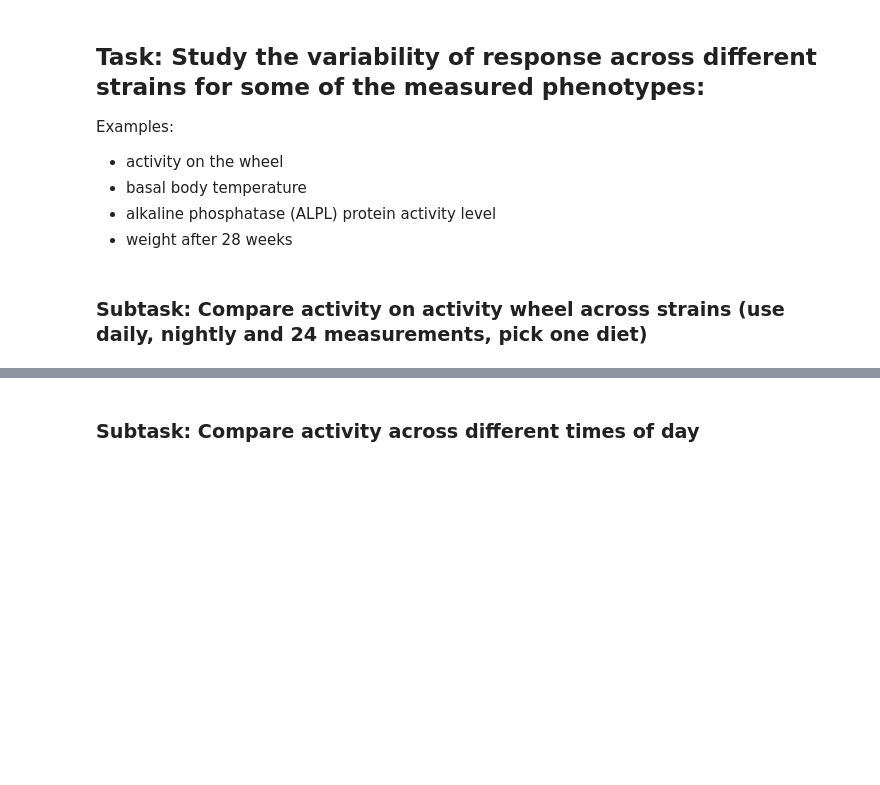
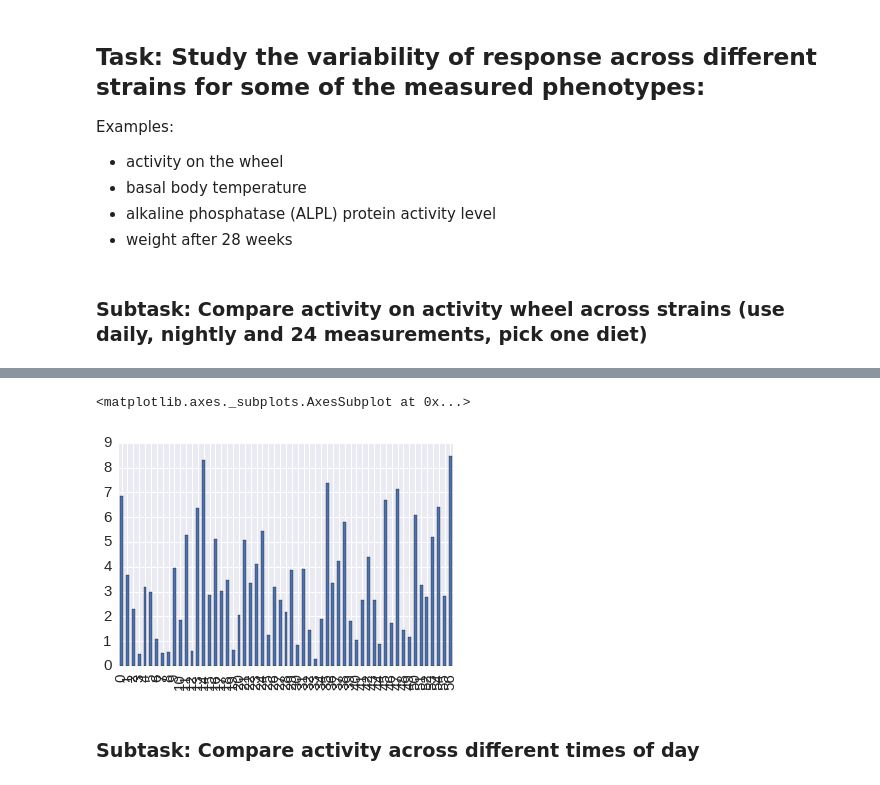
Before and after one commit to lucass122/Integrated_Bioinformatics, a Jupyter notebook: notebooks/Day2_Exploratory_Analysis.ipynb, the cells around one changed output, grey strips where cells are left out. Saved outputs shown, nothing was run; the diff lists cells and outputs as text; code cells hidden in the pictures; blank space fills up the shorter version.

```diff
--- a/notebooks/Day2_Exploratory_Analysis.ipynb
+++ b/notebooks/Day2_Exploratory_Analysis.ipynb
@@ -361,3 +380,8 @@ Examples:
+# %%
+phenotype['Activity Wheel']['CD_24hRun_ActivityWheel_[km]'].plot.bar()
+# %% [output]
+<matplotlib.axes._subplots.AxesSubplot at 0x...>
+[figure, added]
 # %% [markdown]
 ### Subtask: Compare activity across different times of day
 # %% [markdown]
```
Also changed, not shown: parts of 19 cells of this notebook.
